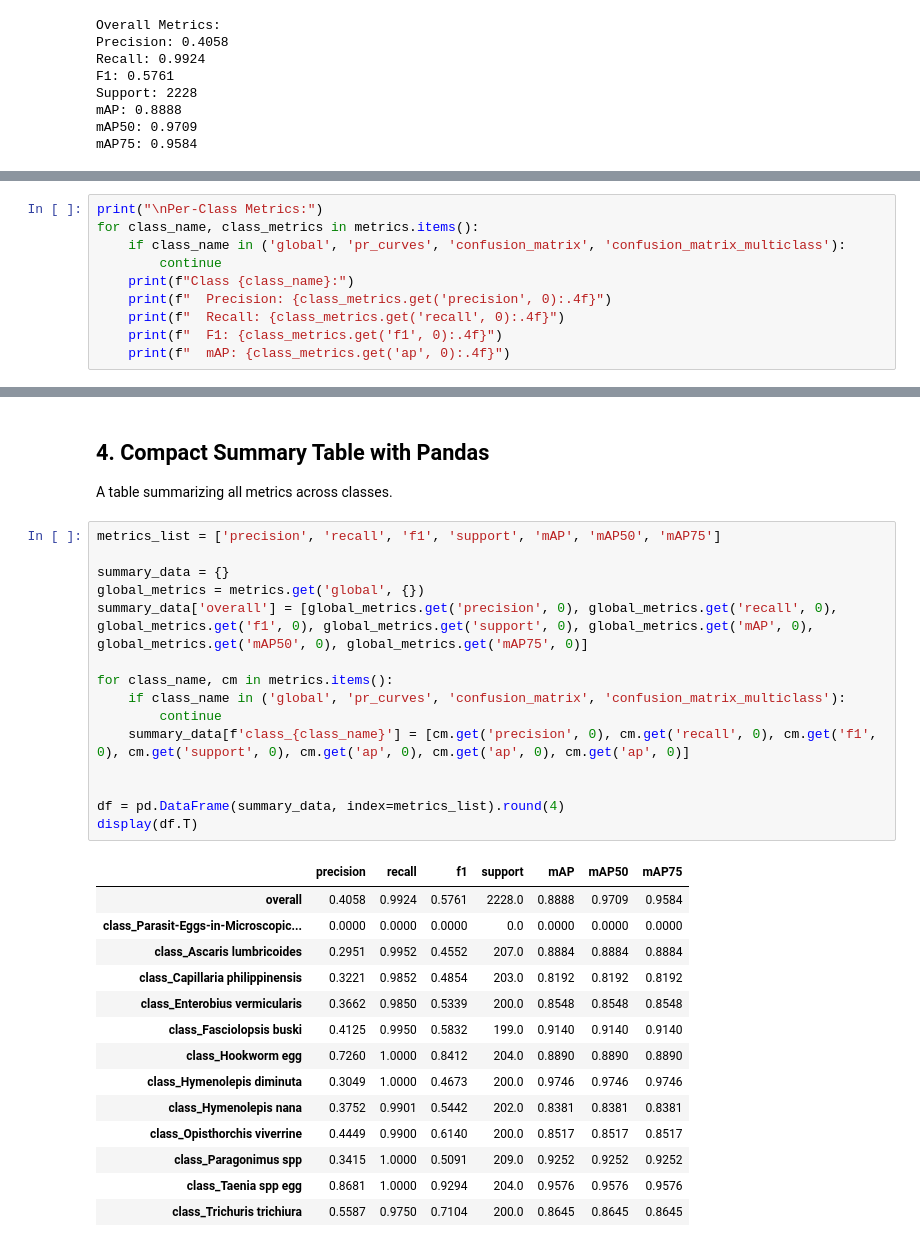
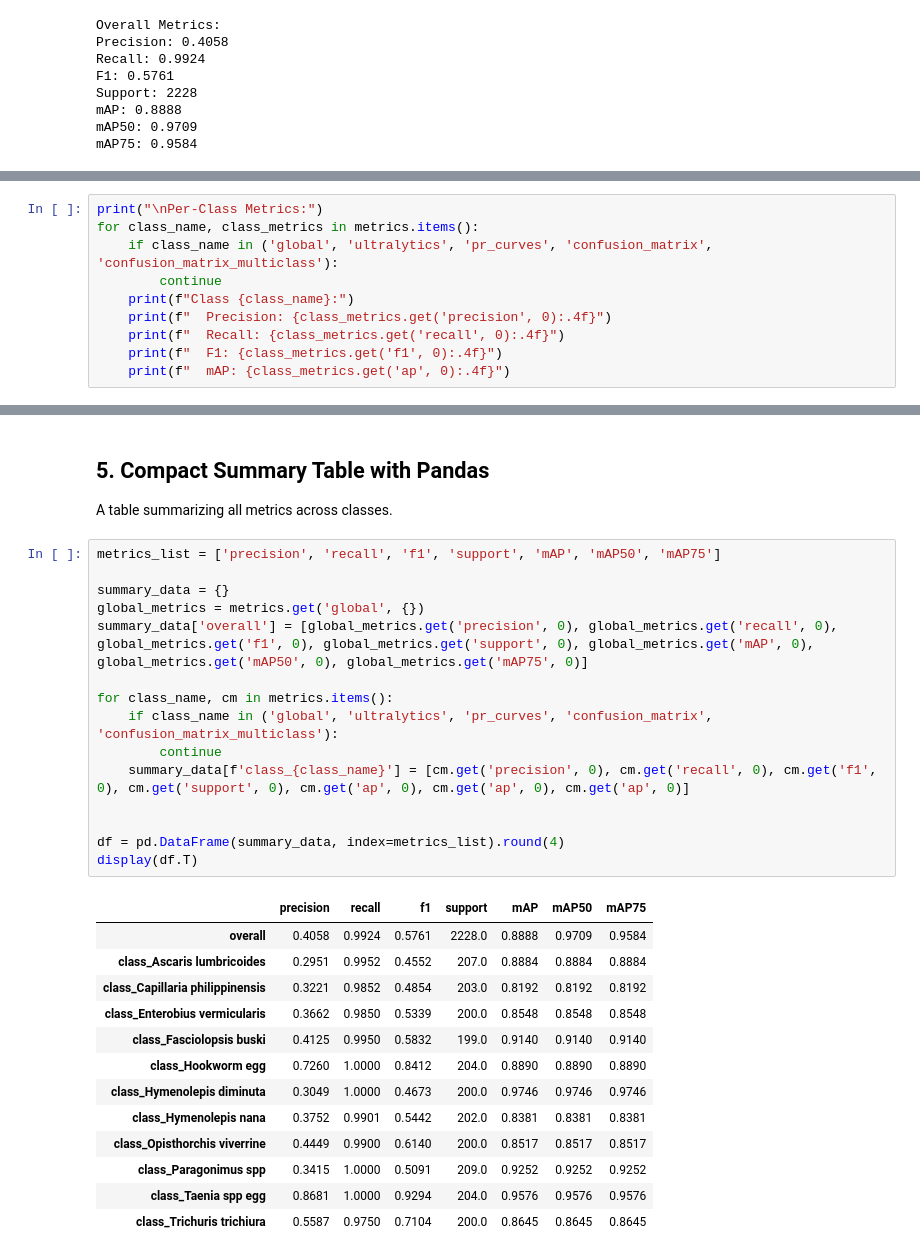
Before and after one commit to viplabufma/ObjectDetectionMetricsLibrary, a Jupyter notebook: examples/tutorial.ipynb, the cells around one changed output, grey strips where cells are left out. Saved outputs shown, nothing was run; the diff lists cells and outputs as text.

Commit message:
Added ultralytics compatible metrics

```diff
--- a/examples/tutorial.ipynb
+++ b/examples/tutorial.ipynb
@@ -102,7 +183,7 @@ Inspect metrics for each class.
 # %%
 print("\nPer-Class Metrics:")
 for class_name, class_metrics in metrics.items():
-    if class_name in ('global', 'pr_curves', 'confusion_matrix', 'confusion_matrix_multiclass'):
+    if class_name in ('global', 'ultralytics', 'pr_curves', 'confusion_matrix', 'confusion_matrix_multiclass'):
         continue
     print(f"Class {class_name}:")
     print(f"  Precision: {class_metrics.get('precision', 0):.4f}")
@@ -128,28 +209,27 @@ Class Capillaria philippinensis:
   F1: 0.7104
   mAP: 0.8645
 # %% [markdown]
-## 4. Compact Summary Table with Pandas
+## 5. Compact Summary Table with Pandas
 
 A table summarizing all metrics across classes.
 # %%
 metrics_list = ['precision', 'recall', 'f1', 'support', 'mAP', 'mAP50', 'mAP75']
 
 summary_data = {}
 global_metrics = metrics.get('global', {})
 summary_data['overall'] = [global_metrics.get('precision', 0), global_metrics.get('recall', 0), global_metrics.get('f1', 0), global_metrics.get('support', 0), global_metrics.get('mAP', 0), global_metrics.get('mAP50', 0), global_metrics.get('mAP75', 0)]
 
 for class_name, cm in metrics.items():
-    if class_name in ('global', 'pr_curves', 'confusion_matrix', 'confusion_matrix_multiclass'):
+    if class_name in ('global', 'ultralytics', 'pr_curves', 'confusion_matrix', 'confusion_matrix_multiclass'):
         continue
     summary_data[f'class_{class_name}'] = [cm.get('precision', 0), cm.get('recall', 0), cm.get('f1', 0), cm.get('support', 0), cm.get('ap', 0), cm.get('ap', 0), cm.get('ap', 0)]
 
 
 df = pd.DataFrame(summary_data, index=metrics_list).round(4)
 display(df.T)
 # %% [output]
 |  | precision | recall | f1 | support | mAP | mAP50 | mAP75 |
 | overall | 0.4058 | 0.9924 | 0.5761 | 2228.0 | 0.8888 | 0.9709 | 0.9584 |
-| class_Parasit-Eggs-in-Microscopic... | 0.0000 | 0.0000 | 0.0000 | 0.0 | 0.0000 | 0.0000 | 0.0000 |
 | class_Ascaris lumbricoides | 0.2951 | 0.9952 | 0.4552 | 207.0 | 0.8884 | 0.8884 | 0.8884 |
 | class_Capillaria philippinensis | 0.3221 | 0.9852 | 0.4854 | 203.0 | 0.8192 | 0.8192 | 0.8192 |
 | class_Enterobius vermicularis | 0.3662 | 0.9850 | 0.5339 | 200.0 | 0.8548 | 0.8548 | 0.8548 |
```
Also changed, not shown: parts of 17 cells of this notebook, 4 other files.
